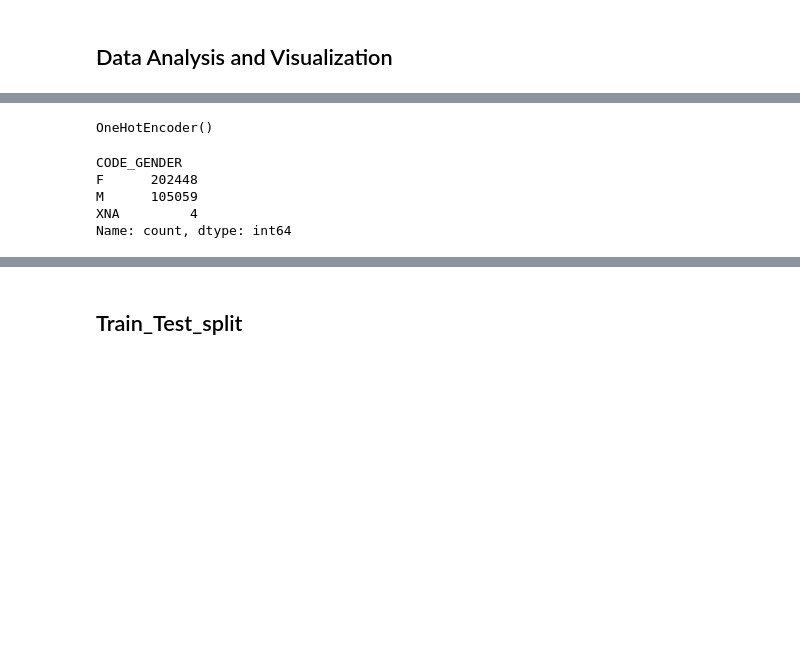
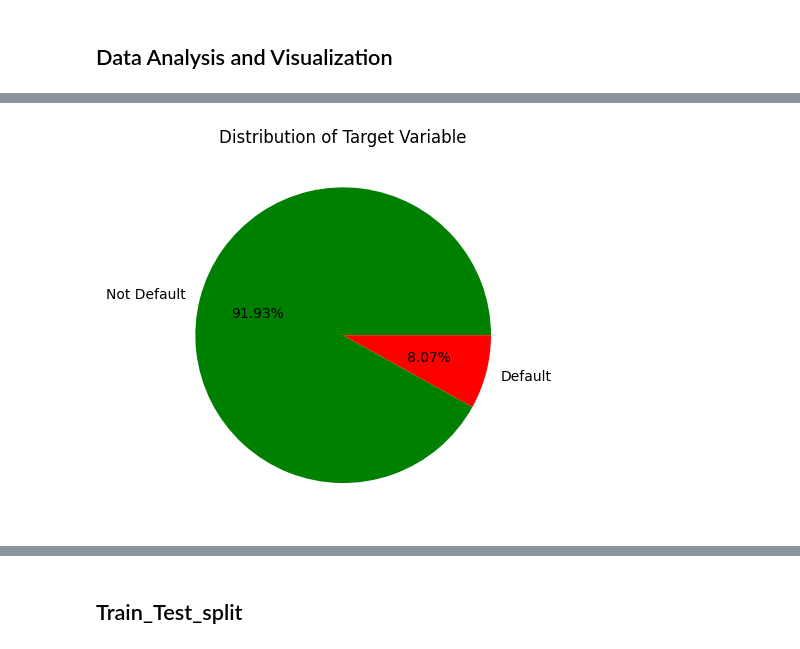
Before and after one commit to Shahidshaik5/Credit-Scoring-Model-Enhancing-Creditworthiness-Assessment-Using-Machine-Learning, a Jupyter notebook: Home_Credit_Default_Risk_Code.ipynb, the cells around one changed output, grey strips where cells are left out. Cells and saved outputs as stored; diff of their text form; code cells hidden in the pictures; blank space fills up the shorter version.

```diff
--- a/Home_Credit_Default_Risk_Code.ipynb
+++ b/Home_Credit_Default_Risk_Code.ipynb
@@ -165,0 +168,24 @@ df.shape
+# %%
+new_column_names = [
+    'Target', 'Contract_Type','Owns_Car', 'Owns_Realty', 'Children_Count',
+    'Total_Income', 'Credit_Amount', 'Annuity_Amount', 'Goods_Price', 'Companion_Type',
+    'Income_Type', 'Education_Level', 'Family_Status', 'Housing_Type', 'Region_Population',
+    'Birth_Days', 'Employed_Days', 'Registration_Days', 'ID_Publish_Days', 'Mobile_Flag',
+    'Work_Phone_Flag', 'Home_Phone_Flag', 'Mobile_Contact_Flag', 'Phone_Flag',
+    'Email_Flag', 'Job_Type', 'Family_Size', 'Region_Rating',
+    'City_Region_Rating', 'Application_Day', 'Application_Hour',
+    'Reg_Region_Not_Live_Region', 'Reg_Region_Not_Work_Region', 'Live_Region_Not_Work_Region',
+    'Reg_City_Not_Live_City', 'Reg_City_Not_Work_City', 'Live_City_Not_Work_City',
+    'Organization_Type', 'External_Source_2', 'External_Source_3', 'Social_30_Observations',
+    'Social_30_Defaults', 'Social_60_Observations', 'Social_60_Defaults',
+    'Last_Phone_Change_Days', 'Document_Flag_2', 'Document_Flag_3', 'Document_Flag_4',
+    'Document_Flag_5', 'Document_Flag_6', 'Document_Flag_7', 'Document_Flag_8',
+    'Document_Flag_9', 'Document_Flag_10', 'Document_Flag_11', 'Document_Flag_12',
+    'Document_Flag_13', 'Document_Flag_14', 'Document_Flag_15', 'Document_Flag_16',
+    'Document_Flag_17', 'Document_Flag_18', 'Document_Flag_19', 'Document_Flag_20',
+    'Document_Flag_21', 'Credit_Inquiries_Hour', 'Credit_Inquiries_Day',
+    'Credit_Inquiries_Week', 'Credit_Inquiries_Month', 'Credit_Inquiries_Quarter',
+    'Credit_Inquiries_Year'
+]
+# Assigning new column names
+df.columns = new_column_names
@@ -615,14 +202,0 @@ Ratio of defaulters for (-7204.197, -5757.6]: 5.044%
-# %%
-from sklearn.preprocessing import OneHotEncoder
-encoder = OneHotEncoder()
-encoder.fit(df[["CODE_GENDER"]])
-# %% [output]
-OneHotEncoder()
-# %%
-df["CODE_GENDER"].value_counts()
-# %% [output]
-CODE_GENDER
-F      202448
-M      105059
-XNA         4
-Name: count, dtype: int64
@@ -645,0 +203,13 @@ for col in ordinal_columns:
+# %%
+# Displaying the distribution of the target variable
+target_mapping = {1: "Default", 0: "Not Default"}
+target_names = df["Target"].map(target_mapping)
+colors = ["green" if label == "Not Default" else "red" for label in target_names.value_counts().index]
+
+# Pie chart
+target_names.value_counts().plot(kind="pie", autopct='%.2f%%', colors=colors)
+plt.ylabel("")
+plt.title("Distribution of Target Variable")
+plt.show()
+# %% [output]
+[figure, added]
```
Also changed, not shown: parts of 79 cells of this notebook.
